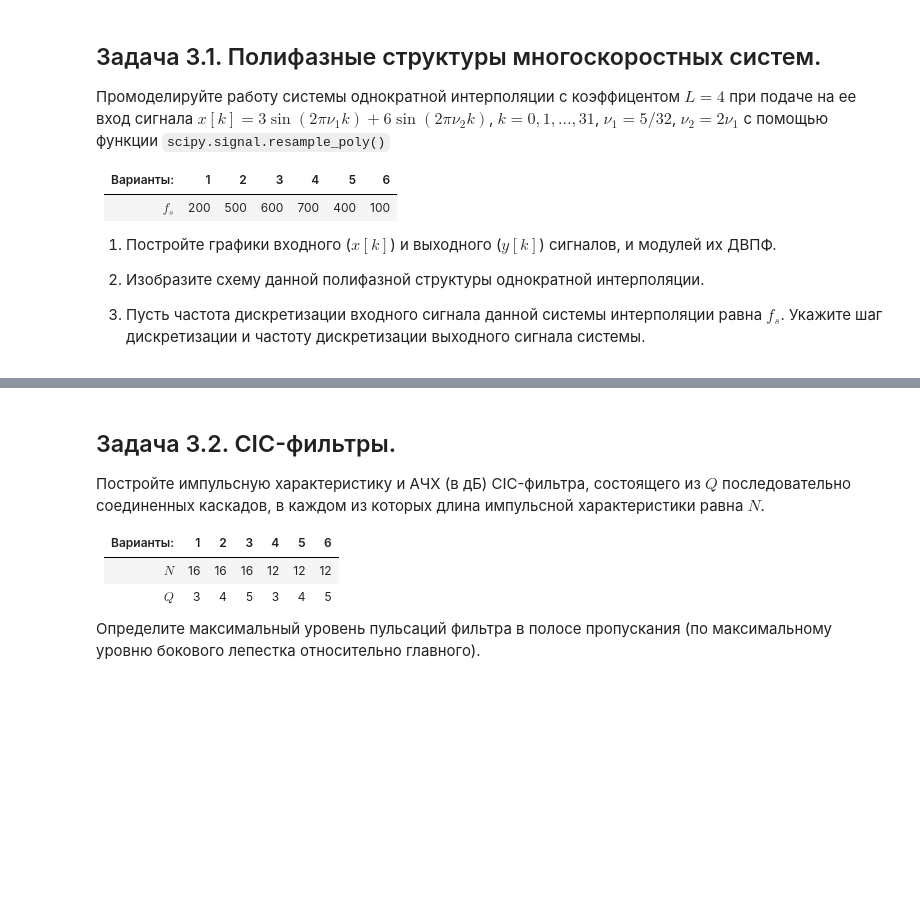
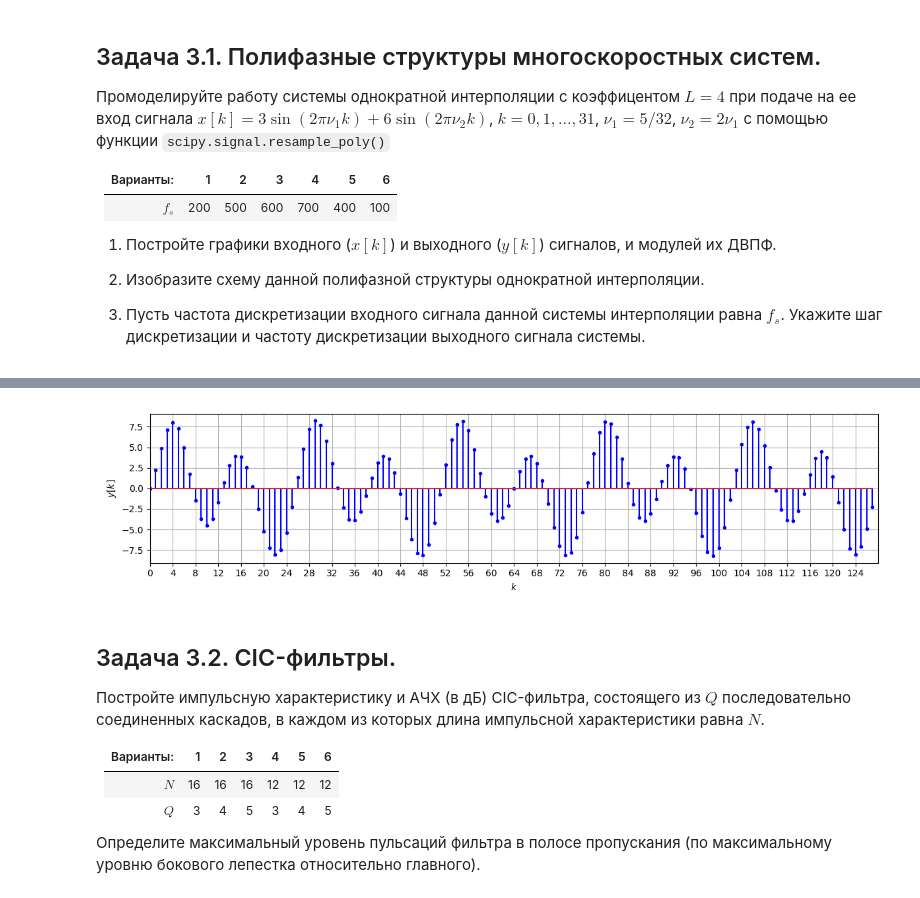
Before and after one commit to derzhavin3016/DSP-labs, a Jupyter notebook: lab6/dsp_lab6.ipynb, the cells around one changed output, grey strips where cells are left out. Drawn from its saved outputs; the diff is of its cells as text; code cells hidden in the pictures; blank space fills up the shorter version.

```diff
--- a/lab6/dsp_lab6.ipynb
+++ b/lab6/dsp_lab6.ipynb
@@ -602,3 +624,15 @@ plt.show()
+# %%
+plt.figure(figsize=[12, 3])
+k = np.arange(y.size)
+plt.stem(k, y, "b", markerfmt="b.")
+plt.grid()
+plt.xticks(k[::L])
+plt.xlim([0, y.size])
+plt.xlabel("$k$")
+plt.ylabel("$y[k]$")
+plt.tight_layout()
+# %% [output]
+[figure, added]
 # %% [markdown]
 ## Задача 3.2. CIC-фильтры.
 
```
Also changed, not shown: parts of 6 cells of this notebook.
